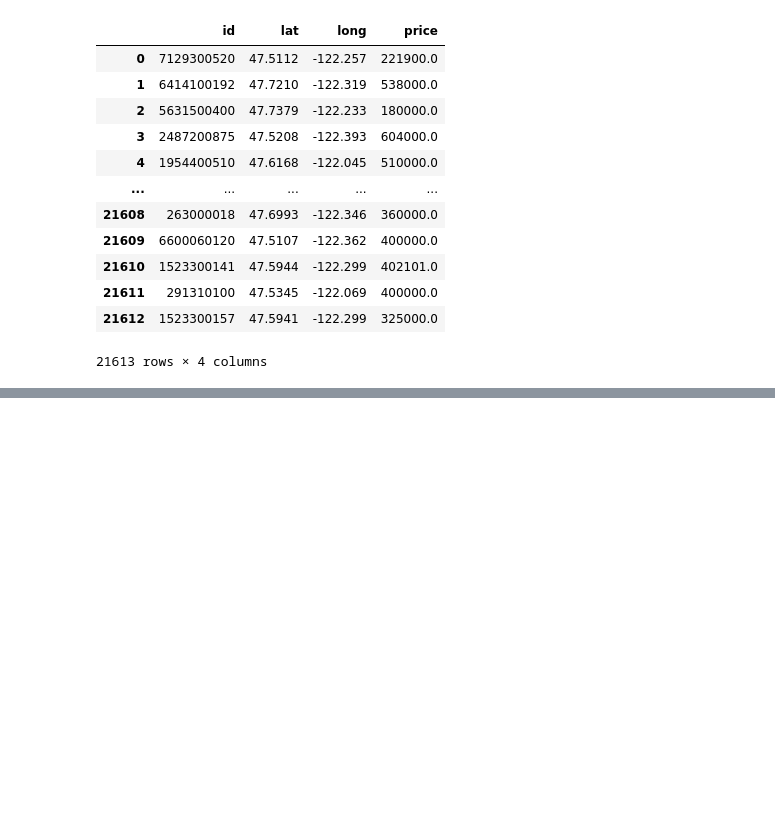
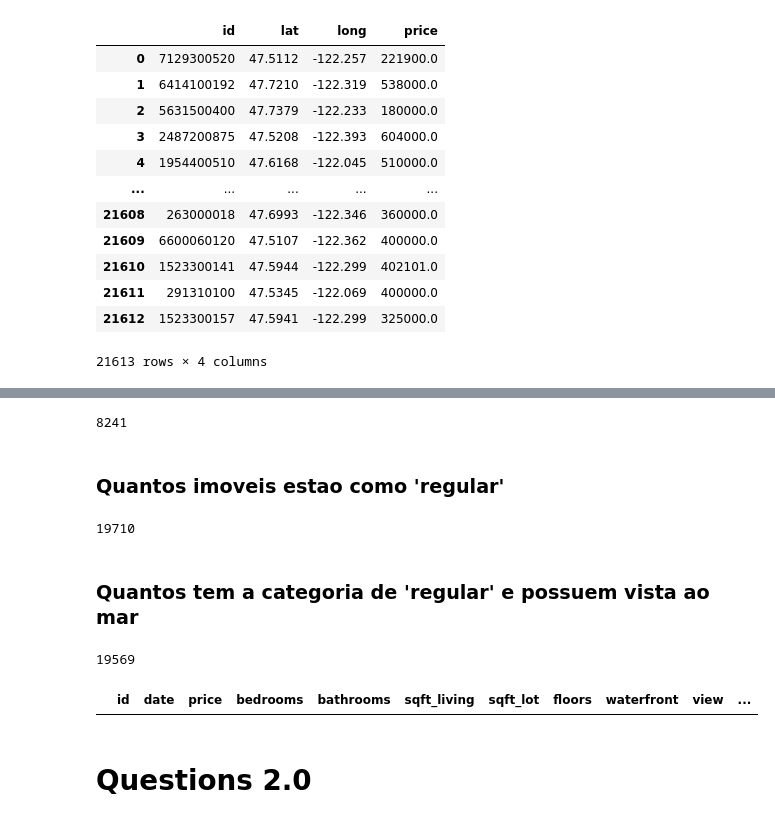
Before and after one commit to franciscofijamo/house_sales_analytcs, a Jupyter notebook: House_sales_01.ipynb, the cells around one changed output, grey strips where cells are left out. Saved outputs shown, nothing was run; the diff lists cells and outputs as text; code cells hidden in the pictures; blank space fills up the shorter version.

```diff
--- a/House_sales_01.ipynb
+++ b/House_sales_01.ipynb
@@ -352,0 +409,7 @@ map.write_html('mapa_houses.html')
+# %%
+df['condition_type'] = ""
+# %%
+df.loc[df['condition'] <= 2, 'condition_type'] = 'bad'
+df.loc[df['condition'] == 3, 'condition_type'] = 'regular'
+df.loc[df['condition'] == 4, 'condition_type'] = 'regular'
+df.loc[df['condition'] == 5, 'condition_type'] = 'good'
@@ -352,0 +427,2 @@ map.write_html('mapa_houses.html')
+# %%
+df = df.drop(['sqft_living15', 'sqft_lot15'], axis = 1)
@@ -352,0 +440,3 @@ map.write_html('mapa_houses.html')
+# %%
+df['yr_built'] = pd.to_datetime(df['yr_built'])
+df['yr_renovated'] = pd.to_datetime(df['yr_renovated'])
@@ -352,0 +451,21 @@ map.write_html('mapa_houses.html')
+# %%
+df[df['floors']==2].shape[0]
+# %% [output]
+8241
+# %% [markdown]
+### Quantos imoveis estao como 'regular'
+# %%
+df[df['condition_type'] == 'regular'].shape[0]
+# %% [output]
+19710
+# %% [markdown]
+### Quantos tem a categoria de 'regular' e possuem vista ao mar
+# %%
+df.loc[(df['condition_type'] == 'regular') & (df['waterfront'] == 0)].shape[0]
+# %% [output]
+19569
+# %%
+df.loc[df['condition_type']== 'studio'].head()
+#df[['condition_type', 'price']].sort_values('price', ascending = True)
+# %% [output]
+|  | id | date | price | bedrooms | bathrooms | sqft_living | sqft_lot | floors | waterfront | view | ... |
@@ -352,0 +475,2 @@ map.write_html('mapa_houses.html')
+# %% [markdown]
+# Questions 2.0
```
Also changed, not shown: parts of 23 cells of this notebook.
